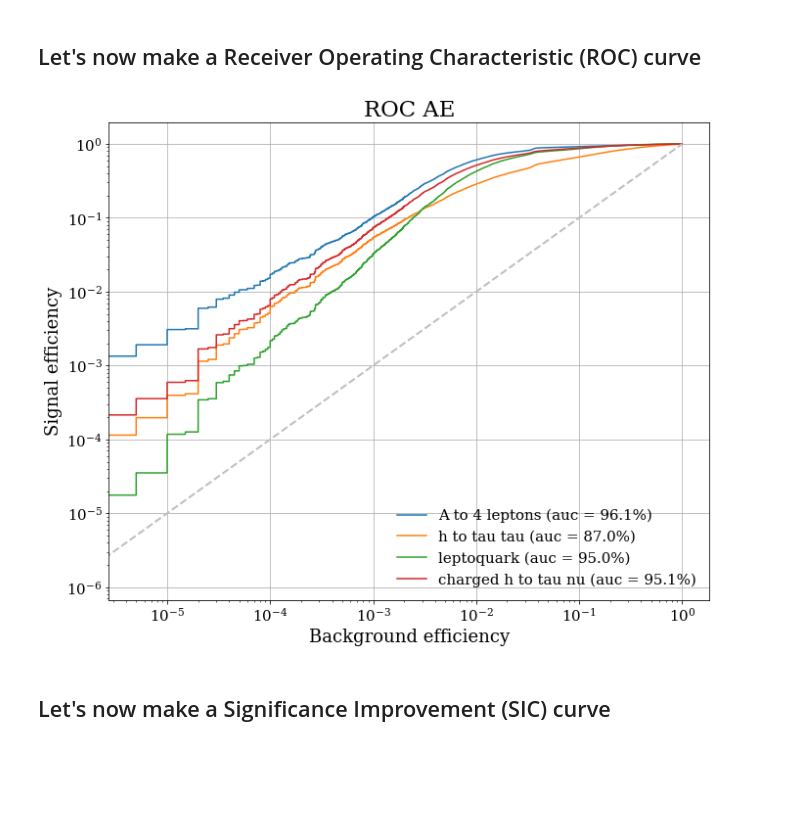
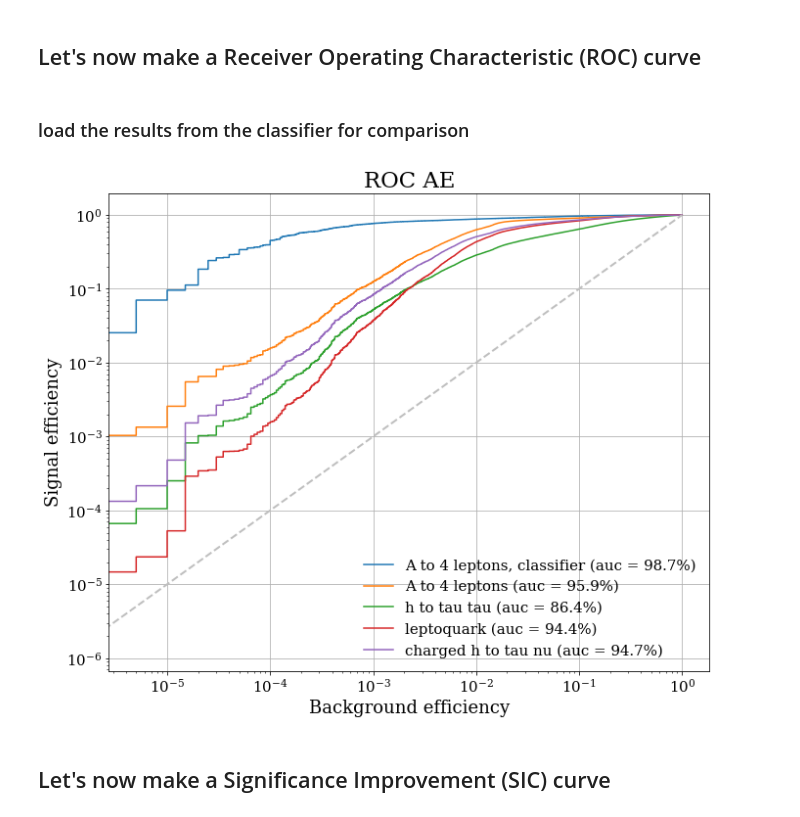
Before and after one commit to ATLAS-ExoticsML/MLTutorial2022, a Jupyter notebook: notebooks/Dense_AE.ipynb, the cells around one changed output. Cells and saved outputs as stored; diff of their text form; code cells hidden in the pictures; blank space fills up the shorter version.

```diff
--- a/notebooks/Dense_AE.ipynb
+++ b/notebooks/Dense_AE.ipynb
@@ -85,7 +85,7 @@ for i,name in enumerate(logy_dict):
 #
 input_shape = 57
 latent_dimension = 8
-num_nodes=[32,16]
+num_nodes=[64,28]
 # %%
 #encoder
 inputArray = layers.Input(shape=(input_shape))
@@ -236,5 +224,11 @@ plt.show()
 # %% [markdown]
 ## Let's now make a Receiver Operating Characteristic (ROC) curve
+# %% [markdown]
+### load the results from the classifier for comparison
+# %%
+tpr_classifier = np.genfromtxt('tpr_classifier.csv', delimiter=',')
+fpr_classifier = np.genfromtxt('fpr_classifier.csv', delimiter=',')
+auc_classifier = np.genfromtxt('auc_classifier.csv', delimiter=',')
 # %%
 from sklearn.metrics import roc_curve, auc
 # %%
@@ -242,31 +236,35 @@ labels = np.concatenate([['Background'], np.array(signal_labels)])
 # %%
 target_background = np.zeros(total_loss[0].shape[0])
 
 plt.figure(figsize=(10,8))
+
+### plot roc from classifier training for comparison:
+plt.plot(fpr_classifier, tpr_classifier, "-", label='%s (auc = %.1f%%)'%("A to 4 leptons, classifier",auc_classifier*100.), linewidth=1.5)
+
 for i, label in enumerate(labels):
     if i == 0: continue # background events
 
     trueVal = np.concatenate((np.ones(total_loss[i].shape[0]), target_background)) # anomaly=1, bkg=0
     predVal_loss = np.concatenate((total_loss[i], total_loss[0]))
 
     fpr_loss, tpr_loss, threshold_loss = roc_curve(trueVal, predVal_loss)
 
     auc_loss = auc(fpr_loss, tpr_loss)
 
     plt.plot(fpr_loss, tpr_loss, "-", label='%s (auc = %.1f%%)'%(label,auc_loss*100.), linewidth=1.5)
 
-    plt.semilogx()
-    plt.semilogy()
-    plt.ylabel("Signal efficiency")
-    plt.xlabel("Background efficiency")
-    plt.legend(loc='best')
-    plt.grid(True)
-    plt.tight_layout()
+plt.semilogx()
+plt.semilogy()
+plt.ylabel("Signal efficiency")
+plt.xlabel("Background efficiency")
+plt.legend(loc='best')
+plt.grid(True)
+plt.tight_layout()
 plt.plot(np.linspace(0, 1),np.linspace(0, 1), '--', color='0.75')
 plt.title("ROC AE")
 plt.show()
 # %% [output]
-[figure, old version]
+[figure, new version]
 # %% [markdown]
 ## Let's now make a Significance Improvement (SIC) curve
 # %%
```
Also changed, not shown: parts of 7 cells of this notebook, 1 other file.
